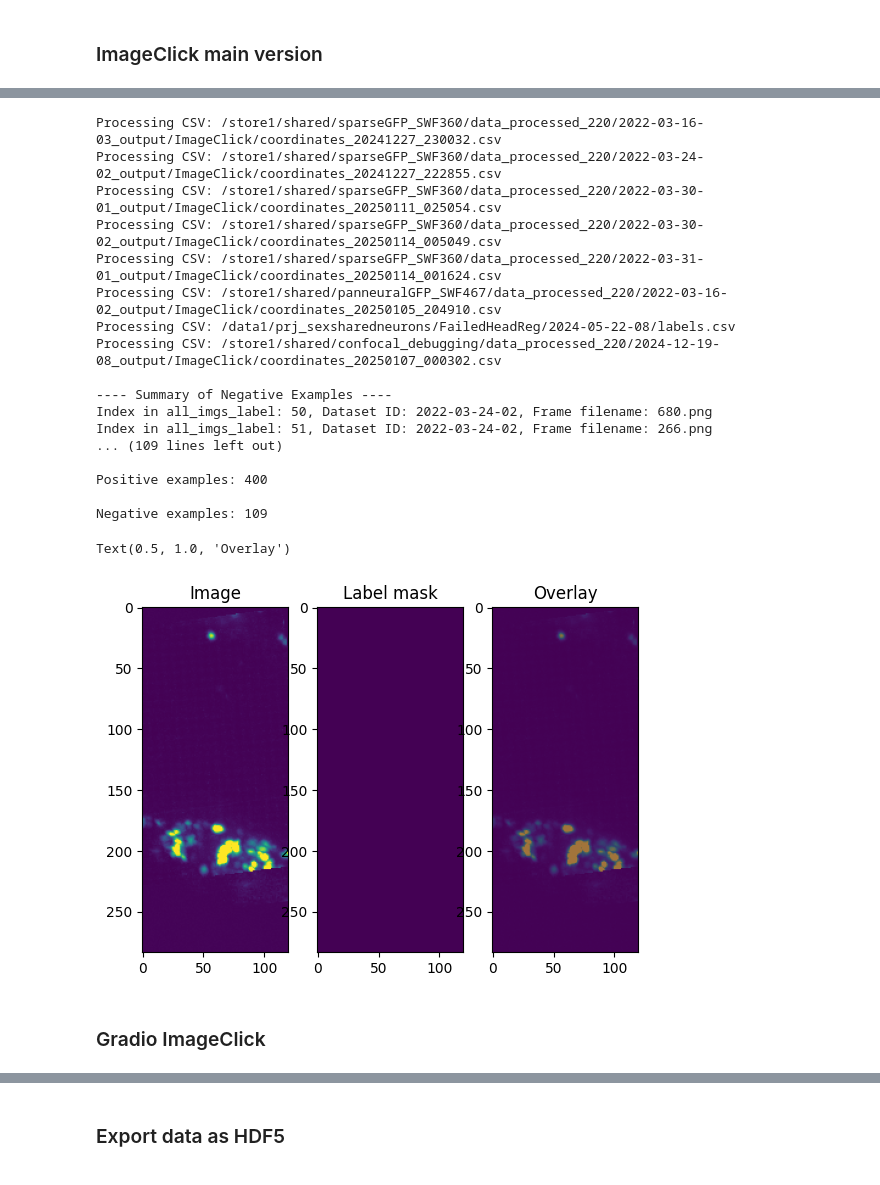
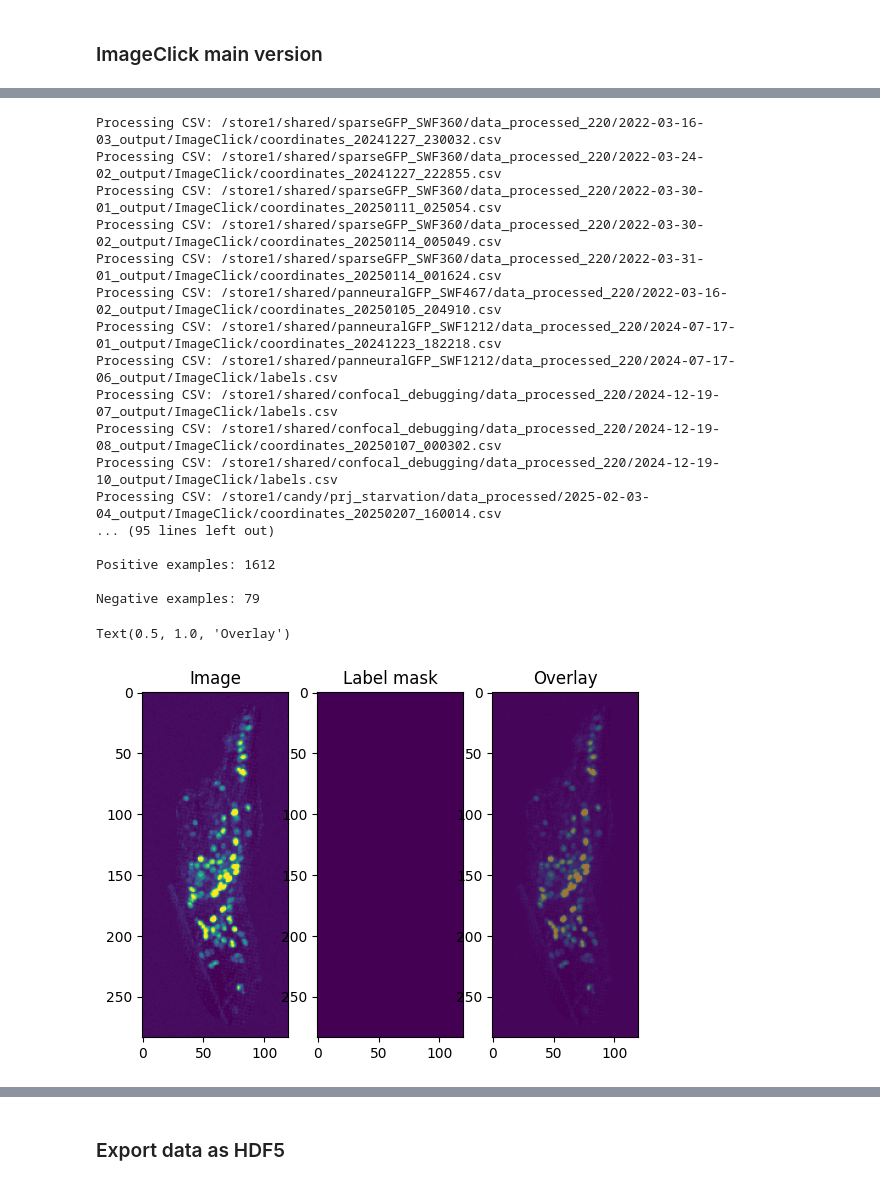
Before and after one commit to dikang13/head_detector_unet2d, a Jupyter notebook: notebooks/prepare_data/generate_postCropNet_data_from_imageClick.ipynb, the cells around one changed output, grey strips where cells are left out. Cells and saved outputs as stored; diff of their text form; code cells hidden in the pictures.

```diff
--- a/notebooks/prepare_data/generate_postCropNet_data_from_imageClick.ipynb
+++ b/notebooks/prepare_data/generate_postCropNet_data_from_imageClick.ipynb
@@ -17,6 +10,13 @@ new_cam_prj_starv_dir = "/store1/candy/prj_starvation/data_processed"
 # %% [markdown]
 ### ImageClick main version
 # %%
+swf360_dir = "/store1/shared/sparseGFP_SWF360/data_processed_220"
+swf467_dir = "/store1/shared/panneuralGFP_SWF467/data_processed_220"
+swf1212_dir = "/store1/shared/panneuralGFP_SWF1212/data_processed_220"
+prj_ssn_dir = "/data1/prj_sexsharedneurons/FailedHeadReg"
+demo_cam_dir = "/store1/shared/confocal_debugging/data_processed_220"
+new_cam_prj_starv_dir = "/store1/candy/prj_starvation/data_processed"
+
 labels_dir = {
     # swf360
     "2022-03-16-03": swf360_dir + "/2022-03-16-03_output/ImageClick/coordinates_20241227_230032.csv",
@@ -29,17 +29,36 @@ labels_dir = {
     "2022-03-16-02": swf467_dir + "/2022-03-16-02_output/ImageClick/coordinates_20250105_204910.csv",
 
     # swf1212
-    "2024-05-22-08": "/data1/prj_sexsharedneurons/FailedHeadReg/2024-05-22-08/labels.csv",
+    "2024-07-17-01": swf1212_dir + "/2024-07-17-01_output/ImageClick/coordinates_20241223_182218.csv",
+    "2024-07-17-06": swf1212_dir + "/2024-07-17-06_output/ImageClick/labels.csv",
 
     # demo cam swf702
-    "2024-12-19-07": demo_cam_dir + "/2024-12-19-07_output/ImageClick/....csv",
+    "2024-12-19-07": demo_cam_dir + "/2024-12-19-07_output/ImageClick/labels.csv",
 
     # demo cam swf1212
     "2024-12-19-08": demo_cam_dir + "/2024-12-19-08_output/ImageClick/coordinates_20250107_000302.csv",
-    "2024-12-19-10": demo_cam_dir + "/2024-12-19-10_output/ImageClick/....csv",
+    "2024-12-19-10": demo_cam_dir + "/2024-12-19-10_output/ImageClick/labels.csv",
 
     # new cam swf702
     "2025-02-03-04": new_cam_prj_starv_dir + "/2025-02-03-04_output/ImageClick/coordinates_20250207_160014.csv",
+    "2025-02-06-01": new_cam_prj_starv_dir + "/2025-02-06-01_output/ImageClick/labels.csv",
 
     # new cam swf1212
+    "2025-02-03-13": swf1212_dir + "/2025-02-03-13_output/ImageClick/coordinates_20250207_173500.csv",
+    "2025-02-10-01": swf1212_dir + "/2025-02-10-01_output/MIP_cropped/labels.csv",
+    "2025-02-10-06": swf1212_dir + "/2025-02-10-06_output/ImageClick/labels.csv",
+    "2025-02-18-01": swf1212_dir + "/2025-02-18-01_output/MIP_cropped/labels.csv",
+    "2025-02-19-01": swf1212_dir + "/2025-02-19-01_output/ImageClick/labels.csv",
+
+    # old cam males
+    "2024-05-22-02": prj_ssn_dir + "/2024-05-22-02/labels.csv",
+    "2024-05-22-08": prj_ssn_dir + "/2024-05-22-08/labels.csv",
+    "2024-05-21-01": prj_ssn_dir + "/2024-05-21-01/MIP_cropped/labels.csv",
+    "2024-05-16-02": prj_ssn_dir + "/2024-05-16-02/labels.csv",
+    "2024-05-17-02": prj_ssn_dir + "/2024-05-17-02/MIP_cropped/labels.csv",
+
+    # new cam males
+    "2025-02-11-02": prj_ssn_dir + "/2025-02-11-02/MIP_cropped/labels.csv",
+    # "2025-02-11-08":
+    # "2025-02-12-02":
 }
@@ -86,7 +65,7 @@ labels_dir = {
 # %%
 ### if you would like to include both positive and negative examples
-max_positives = 50 # per dataset
-max_negatives = 20 # per dataset
+max_positives = 70 # per dataset
+max_negatives = 10 # per dataset
 
 all_imgs_raw = []
 all_imgs_label = []
@@ -99,7 +78,7 @@ negative_info = []
 for dataset_id, path_csv in labels_dir.items():
     print(f"Processing CSV: {path_csv}")
     df = pd.read_csv(path_csv)
-    png_dir = os.path.dirname(path_csv)
+    png_dir = os.path.dirname(path_csv) #######
 
     #--------------------------------------------------------------------------
     # Helper function to extract frame number from filename, e.g. "frame_12.png" -> 12
@@ -226,32 +205,30 @@ Processing CSV: /store1/shared/sparseGFP_SWF360/data_processed_220/2022-03-30-01
 Processing CSV: /store1/shared/sparseGFP_SWF360/data_processed_220/2022-03-30-02_output/ImageClick/coordinates_20250114_005049.csv
 Processing CSV: /store1/shared/sparseGFP_SWF360/data_processed_220/2022-03-31-01_output/ImageClick/coordinates_20250114_001624.csv
 Processing CSV: /store1/shared/panneuralGFP_SWF467/data_processed_220/2022-03-16-02_output/ImageClick/coordinates_20250105_204910.csv
-Processing CSV: /data1/prj_sexsharedneurons/FailedHeadReg/2024-05-22-08/labels.csv
+Processing CSV: /store1/shared/panneuralGFP_SWF1212/data_processed_220/2024-07-17-01_output/ImageClick/coordinates_20241223_182218.csv
+Processing CSV: /store1/shared/panneuralGFP_SWF1212/data_processed_220/2024-07-17-06_output/ImageClick/labels.csv
+Processing CSV: /store1/shared/confocal_debugging/data_processed_220/2024-12-19-07_output/ImageClick/labels.csv
 Processing CSV: /store1/shared/confocal_debugging/data_processed_220/2024-12-19-08_output/ImageClick/coordinates_20250107_000302.csv
+Processing CSV: /store1/shared/confocal_debugging/data_processed_220/2024-12-19-10_output/ImageClick/labels.csv
+Processing CSV: /store1/candy/prj_starvation/data_processed/2025-02-03-04_output/ImageClick/coordinates_20250207_160014.csv
+... (95 lines left out)
 
----- Summary of Negative Examples ----
-Index in all_imgs_label: 50, Dataset ID: 2022-03-24-02, Frame filename: 680.png
-Index in all_imgs_label: 51, Dataset ID: 2022-03-24-02, Frame filename: 266.png
-... (109 lines left out)
+Positive examples: 1612
 
-Positive examples: 400
-
-Negative examples: 109
+Negative examples: 79
 # %%
 ### visualize examples
-i = 50
+i = 909
 plt.subplot(1,3,1)
 plt.imshow(all_imgs_raw[i])
 plt.title("Image")
 plt.subplot(1,3,2)
 plt.imshow(all_imgs_label[i])
 plt.title("Label mask")
 plt.subplot(1,3,3)
 plt.imshow(all_imgs_raw[i])
 plt.imshow(all_imgs_label[i], alpha=0.5)
 plt.title("Overlay")
 # %% [output]
 Text(0.5, 1.0, 'Overlay')
-[figure, old version]
+[figure, new version]
-# %% [markdown]
-### Gradio ImageClick
```
Also changed, not shown: parts of 12 cells of this notebook, 8 other files.
